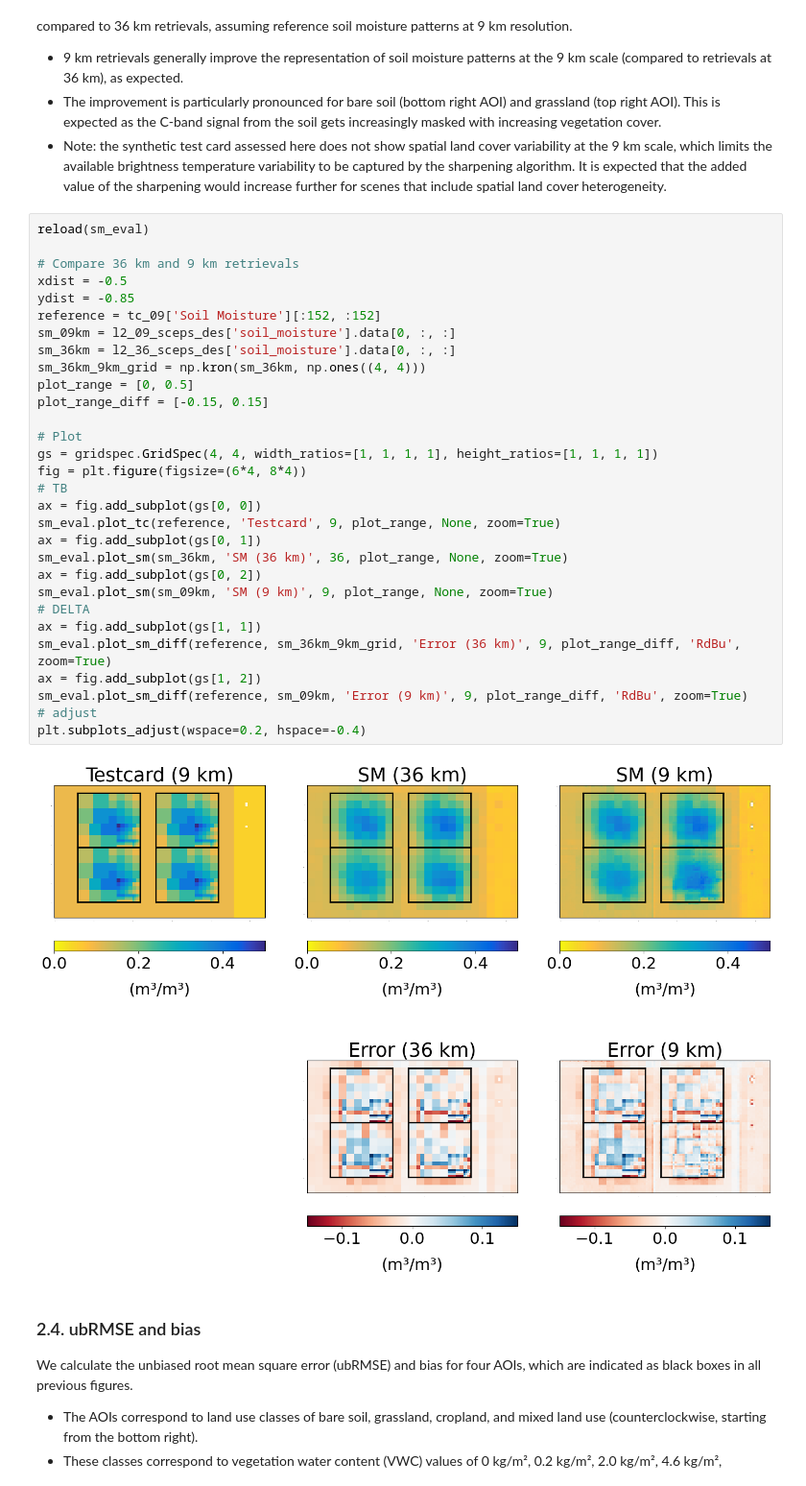
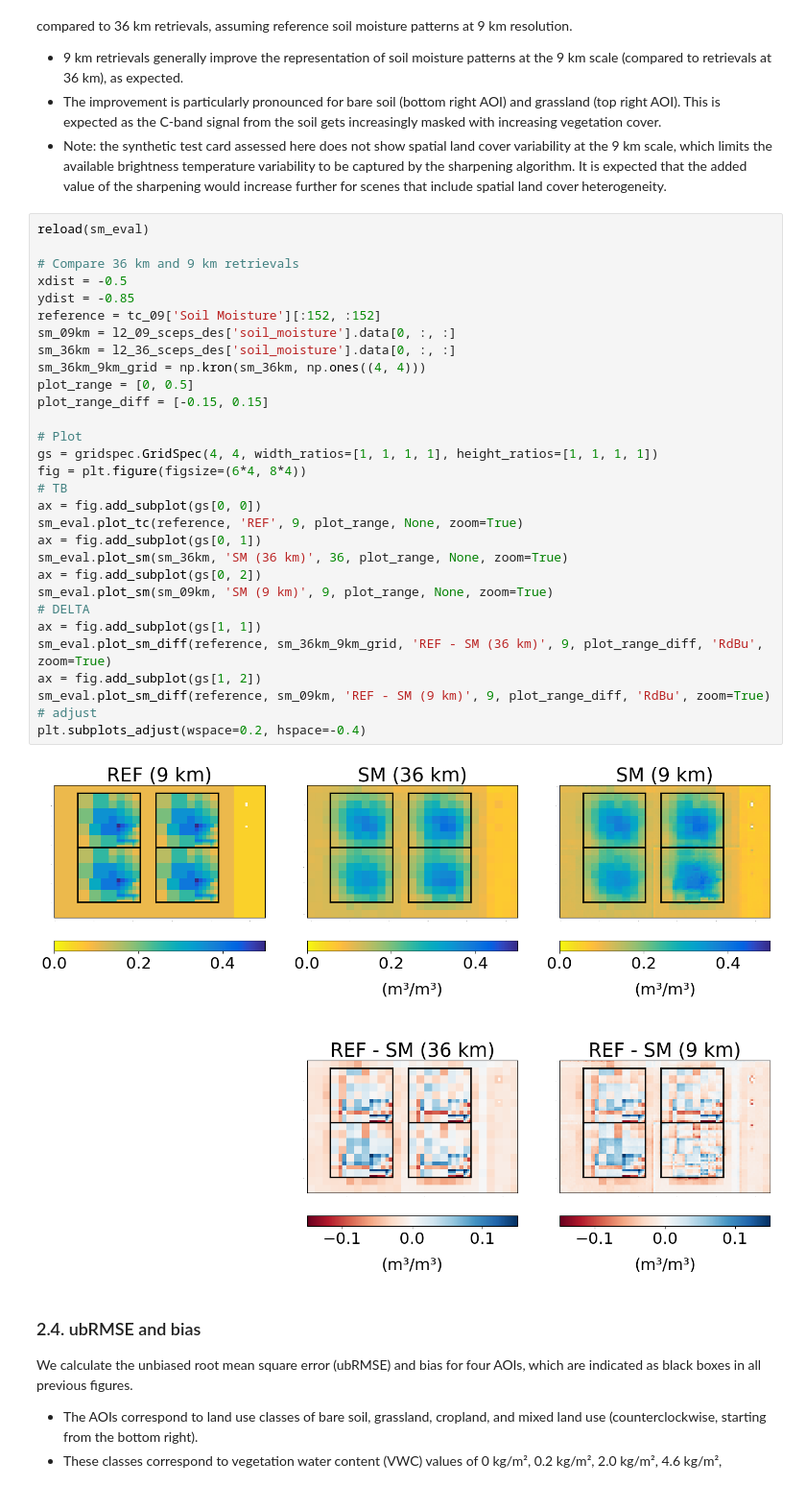
Before and after one commit to CIMR-Algos/SoilMoisture_ATBD_v2, a Jupyter notebook: algorithm/CIMR_L2_Soil_Moisture_performance_assessment.ipynb, the cells around one changed output. Shown at 96% size. Drawn from its saved outputs; the diff is of its cells as text.

```diff
--- a/algorithm/CIMR_L2_Soil_Moisture_performance_assessment.ipynb
+++ b/algorithm/CIMR_L2_Soil_Moisture_performance_assessment.ipynb
@@ -227,35 +227,35 @@ A more detailed view of the 9 km retrievals is given below. We compare the soil
 # %%
 reload(sm_eval)
 
 # Compare 36 km and 9 km retrievals
 xdist = -0.5
 ydist = -0.85
 reference = tc_09['Soil Moisture'][:152, :152]
 sm_09km = l2_09_sceps_des['soil_moisture'].data[0, :, :]
 sm_36km = l2_36_sceps_des['soil_moisture'].data[0, :, :]
 sm_36km_9km_grid = np.kron(sm_36km, np.ones((4, 4)))
 plot_range = [0, 0.5]
 plot_range_diff = [-0.15, 0.15]
 
 # Plot
 gs = gridspec.GridSpec(4, 4, width_ratios=[1, 1, 1, 1], height_ratios=[1, 1, 1, 1])
 fig = plt.figure(figsize=(6*4, 8*4))
 # TB
 ax = fig.add_subplot(gs[0, 0])
-sm_eval.plot_tc(reference, 'Testcard', 9, plot_range, None, zoom=True)
+sm_eval.plot_tc(reference, 'REF', 9, plot_range, None, zoom=True)
 ax = fig.add_subplot(gs[0, 1])
 sm_eval.plot_sm(sm_36km, 'SM (36 km)', 36, plot_range, None, zoom=True)
 ax = fig.add_subplot(gs[0, 2])
 sm_eval.plot_sm(sm_09km, 'SM (9 km)', 9, plot_range, None, zoom=True)
 # DELTA
 ax = fig.add_subplot(gs[1, 1])
-sm_eval.plot_sm_diff(reference, sm_36km_9km_grid, 'Error (36 km)', 9, plot_range_diff, 'RdBu', zoom=True)
+sm_eval.plot_sm_diff(reference, sm_36km_9km_grid, 'REF - SM (36 km)', 9, plot_range_diff, 'RdBu', zoom=True)
 ax = fig.add_subplot(gs[1, 2])
-sm_eval.plot_sm_diff(reference, sm_09km, 'Error (9 km)', 9, plot_range_diff, 'RdBu', zoom=True)
+sm_eval.plot_sm_diff(reference, sm_09km, 'REF - SM (9 km)', 9, plot_range_diff, 'RdBu', zoom=True)
 # adjust
 plt.subplots_adjust(wspace=0.2, hspace=-0.4)
 # %% [output]
-[figure, old version]
+[figure, new version]
 # %% [markdown]
 ### 2.4. ubRMSE and bias
 
```
Also changed, not shown: parts of 3 cells of this notebook, 4 other files.
